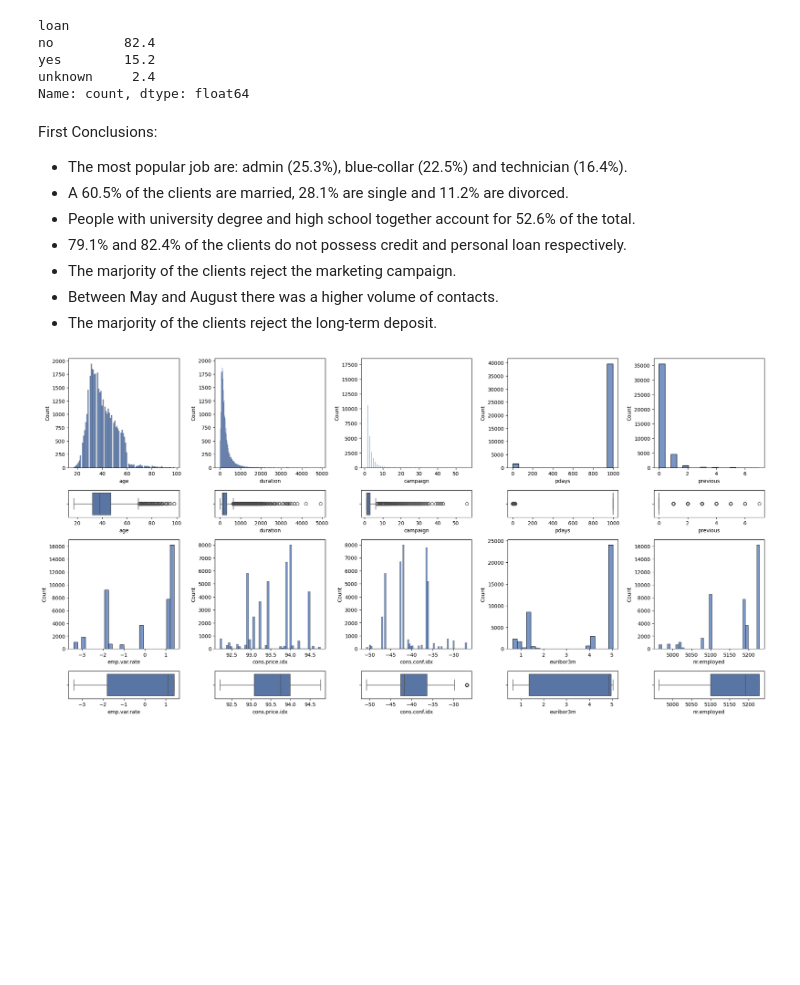
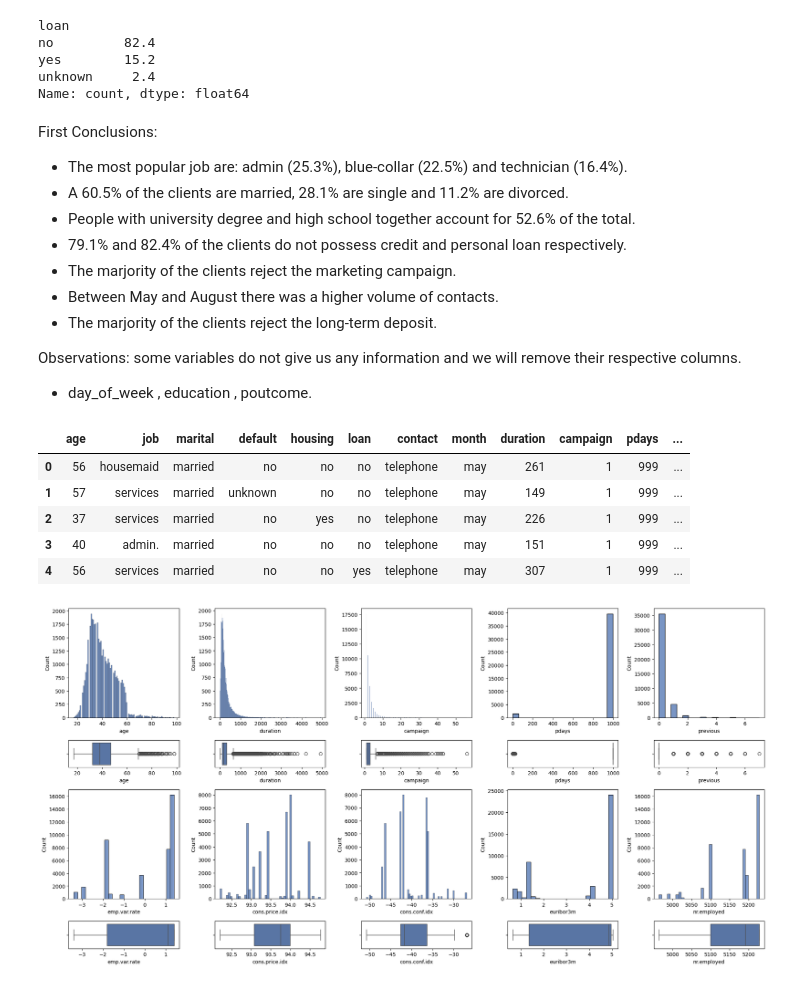
Before and after one commit to 4GeeksAcademy/machine-learning-regresion-logistica-Juli-MM, a Jupyter notebook: src/explore.ipynb, the cells around one changed output. Cells and saved outputs as stored; diff of their text form; code cells hidden in the pictures; blank space fills up the shorter version.

```diff
--- a/src/explore.ipynb
+++ b/src/explore.ipynb
@@ -200,6 +206,19 @@ First Conclusions:
 - The marjority of the clients reject the marketing campaign.
 - Between May and August there was a higher volume of contacts.
 - The marjority of the clients reject the long-term deposit.
+
+Observations: some variables do not give us any information and we will remove their respective columns.
+- day_of_week , education , poutcome.
+# %%
+total_data.drop(["poutcome", "day_of_week", "education"], axis = 1, inplace = True)
+total_data.head()
+# %% [output]
+|  | age | job | marital | default | housing | loan | contact | month | duration | campaign | pdays | ... |
+| 0 | 56 | housemaid | married | no | no | no | telephone | may | 261 | 1 | 999 | ... |
+| 1 | 57 | services | married | unknown | no | no | telephone | may | 149 | 1 | 999 | ... |
+| 2 | 37 | services | married | no | yes | no | telephone | may | 226 | 1 | 999 | ... |
+| 3 | 40 | admin. | married | no | no | no | telephone | may | 151 | 1 | 999 | ... |
+| 4 | 56 | services | married | no | no | yes | telephone | may | 307 | 1 | 999 | ... |
 # %%
 # Univariate Analysis:
 # Histograms and boxplot for numeric variables.
```
Also changed, not shown: parts of 6 cells of this notebook.
